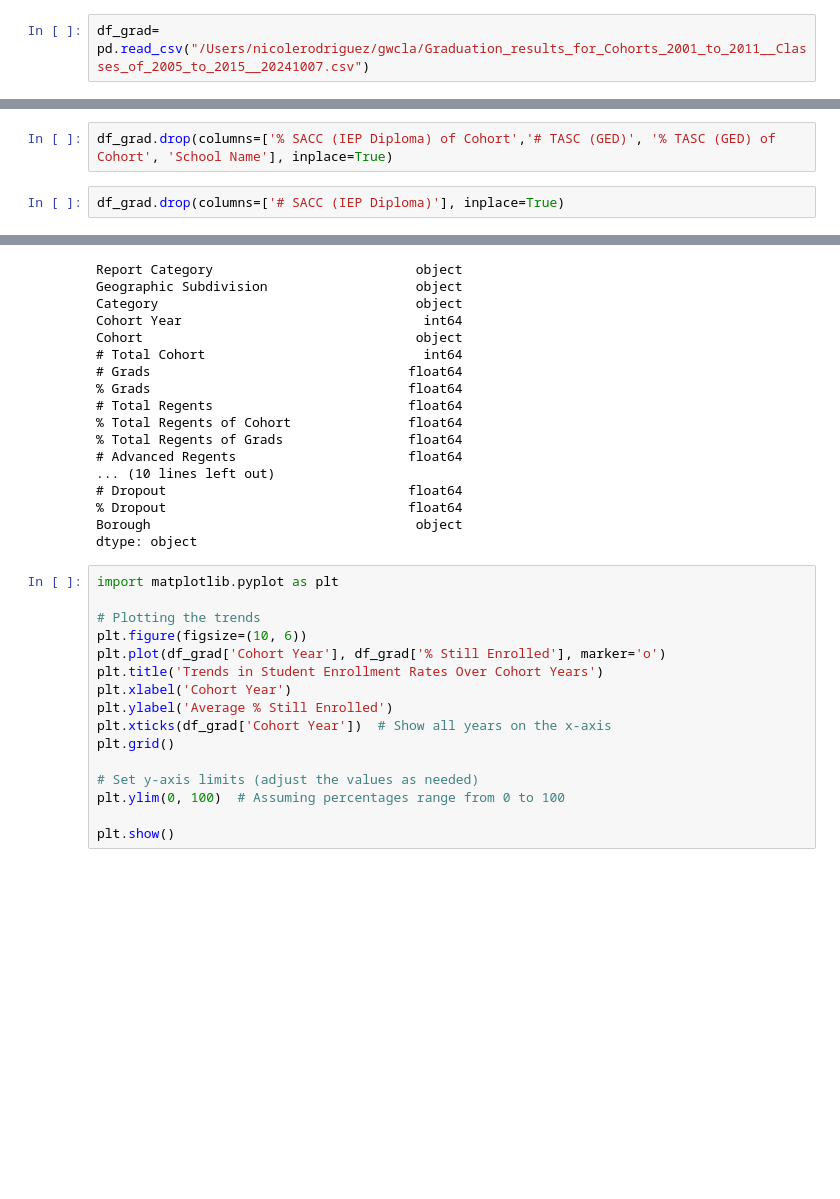
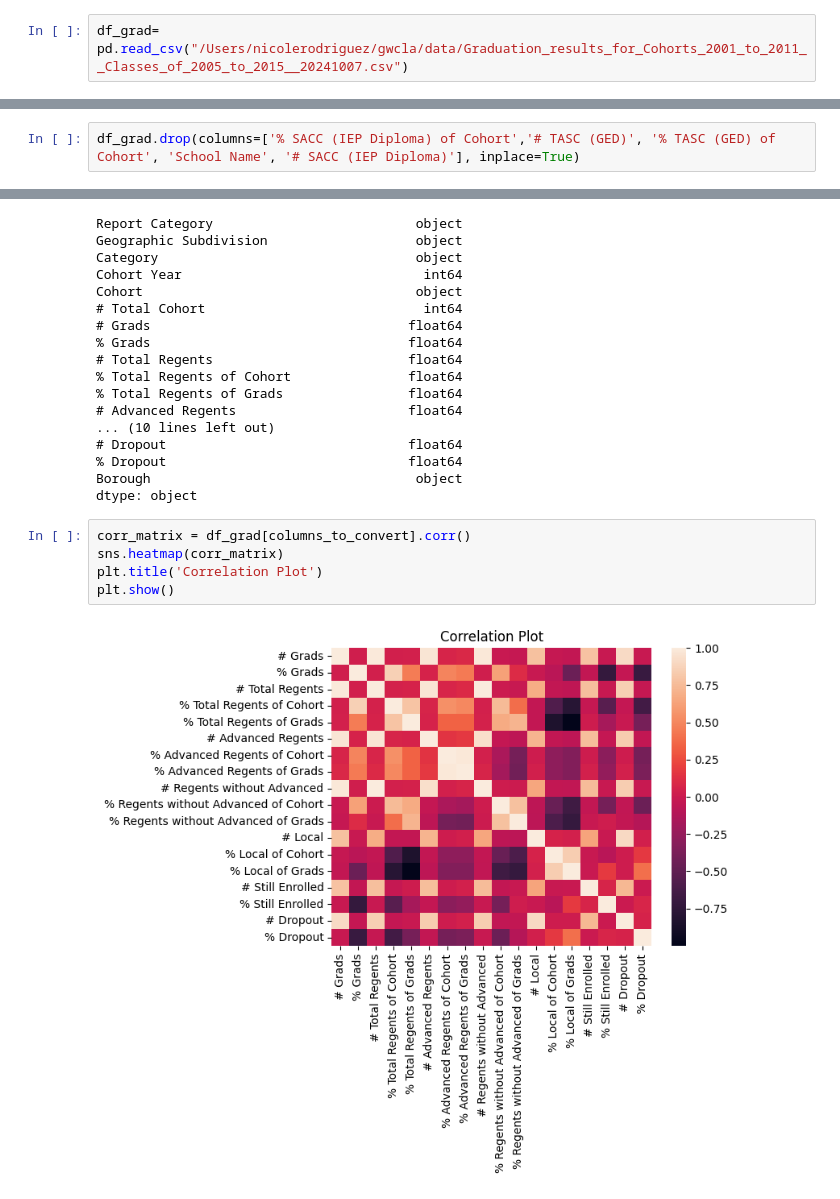
Before and after one commit to nicolerodriguez16/gwc-give-back-project, a Jupyter notebook: visuals/graduation_visuals.ipynb, the cells around one changed output, grey strips where cells are left out. Saved outputs shown, nothing was run; the diff lists cells and outputs as text; blank space fills up the shorter version.

Commit message:
visuals

```diff
--- a/visuals/graduation_visuals.ipynb
+++ b/visuals/graduation_visuals.ipynb
@@ -12,2 +10,2 @@ ModuleNotFoundError: No module named 'matplotlib'
 # %%
-df_grad= pd.read_csv("/Users/nicolerodriguez/gwcla/Graduation_results_for_Cohorts_2001_to_2011__Classes_of_2005_to_2015__20241007.csv")
+df_grad= pd.read_csv("/Users/nicolerodriguez/gwcla/data/Graduation_results_for_Cohorts_2001_to_2011__Classes_of_2005_to_2015__20241007.csv")
@@ -231,4 +67,2 @@ dtype: int64
 # %%
-df_grad.drop(columns=['% SACC (IEP Diploma) of Cohort','# TASC (GED)', '% TASC (GED) of Cohort', 'School Name'], inplace=True)
+df_grad.drop(columns=['% SACC (IEP Diploma) of Cohort','# TASC (GED)', '% TASC (GED) of Cohort', 'School Name', '# SACC (IEP Diploma)'], inplace=True)
-# %%
-df_grad.drop(columns=['# SACC (IEP Diploma)'], inplace=True)
@@ -338,19 +112,10 @@ Cohort                                   object
 % Dropout                               float64
 Borough                                  object
 dtype: object
-# %%
-import matplotlib.pyplot as plt
-
-# Plotting the trends
-plt.figure(figsize=(10, 6))
-plt.plot(df_grad['Cohort Year'], df_grad['% Still Enrolled'], marker='o')
-plt.title('Trends in Student Enrollment Rates Over Cohort Years')
-plt.xlabel('Cohort Year')
-plt.ylabel('Average % Still Enrolled')
-plt.xticks(df_grad['Cohort Year'])  # Show all years on the x-axis
-plt.grid()
-
-# Set y-axis limits (adjust the values as needed)
-plt.ylim(0, 100)  # Assuming percentages range from 0 to 100
-
-plt.show()
+# %%
+corr_matrix = df_grad[columns_to_convert].corr()
+sns.heatmap(corr_matrix)
+plt.title('Correlation Plot')
+plt.show()
+# %% [output]
+[figure, added]
```
Also changed, not shown: parts of 19 cells of this notebook.
